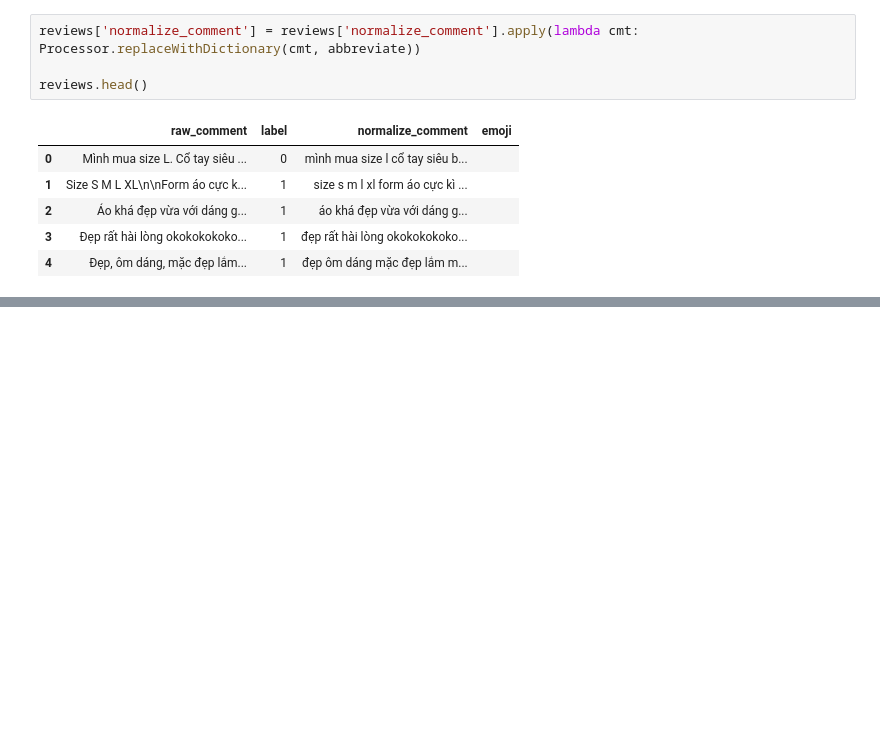
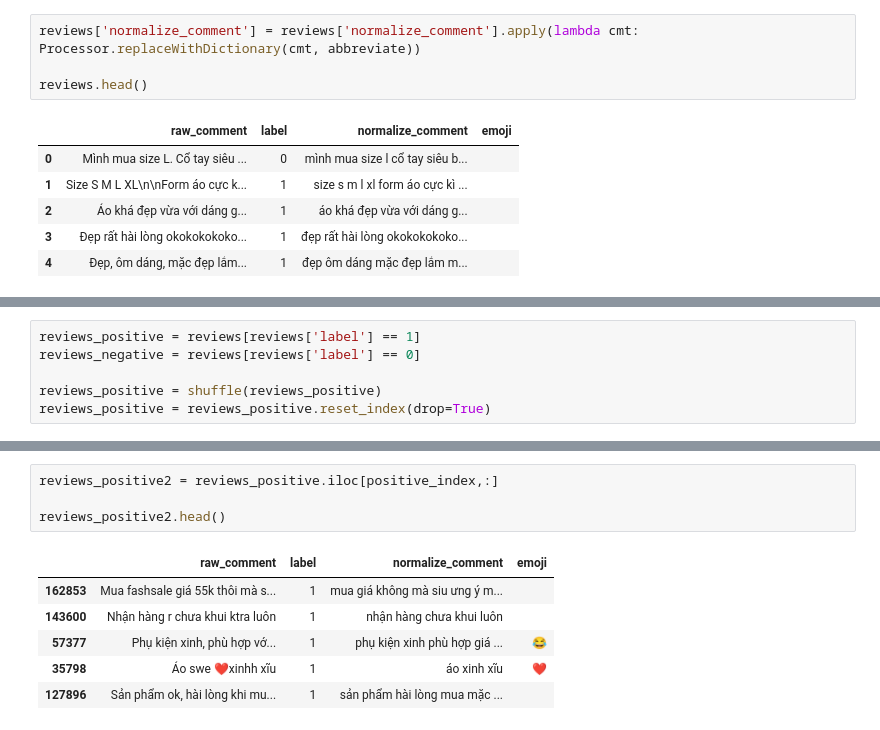
Before and after one commit to cuongpiger/SCL_KHVW_Sentiment_Analysis_Project, a Jupyter notebook: 01.pre-processing.ipynb, the cells around one changed output, grey strips where cells are left out. Saved outputs shown, nothing was run; the diff lists cells and outputs as text; blank space fills up the shorter version.

```diff
--- a/01.pre-processing.ipynb
+++ b/01.pre-processing.ipynb
@@ -319,0 +392,6 @@ reviews.head()
+# %%
+reviews_positive = reviews[reviews['label'] == 1]
+reviews_negative = reviews[reviews['label'] == 0]
+
+reviews_positive = shuffle(reviews_positive)
+reviews_positive = reviews_positive.reset_index(drop=True)
@@ -319,0 +404,11 @@ reviews.head()
+# %%
+reviews_positive2 = reviews_positive.iloc[positive_index,:]
+
+reviews_positive2.head()
+# %% [output]
+|  | raw_comment | label | normalize_comment | emoji |
+| 162853 | Mua fashsale giá 55k thôi mà s... | 1 | mua giá không mà siu ưng ý m... |  |
+| 143600 | Nhận hàng r chưa khui ktra luôn | 1 | nhận hàng chưa khui luôn |  |
+| 57377 | Phụ kiện xinh, phù hợp vớ... | 1 | phụ kiện xinh phù hợp giá ... | 😂 |
+| 35798 | Áo swe ❤️xinhh xĩu | 1 | áo xinh xĩu | ❤️ |
+| 127896 | Sản phẩm ok, hài lòng khi mu... | 1 | sản phẩm hài lòng mua mặc ... |  |
```
Also changed, not shown: parts of 26 cells of this notebook, 10 other files.
